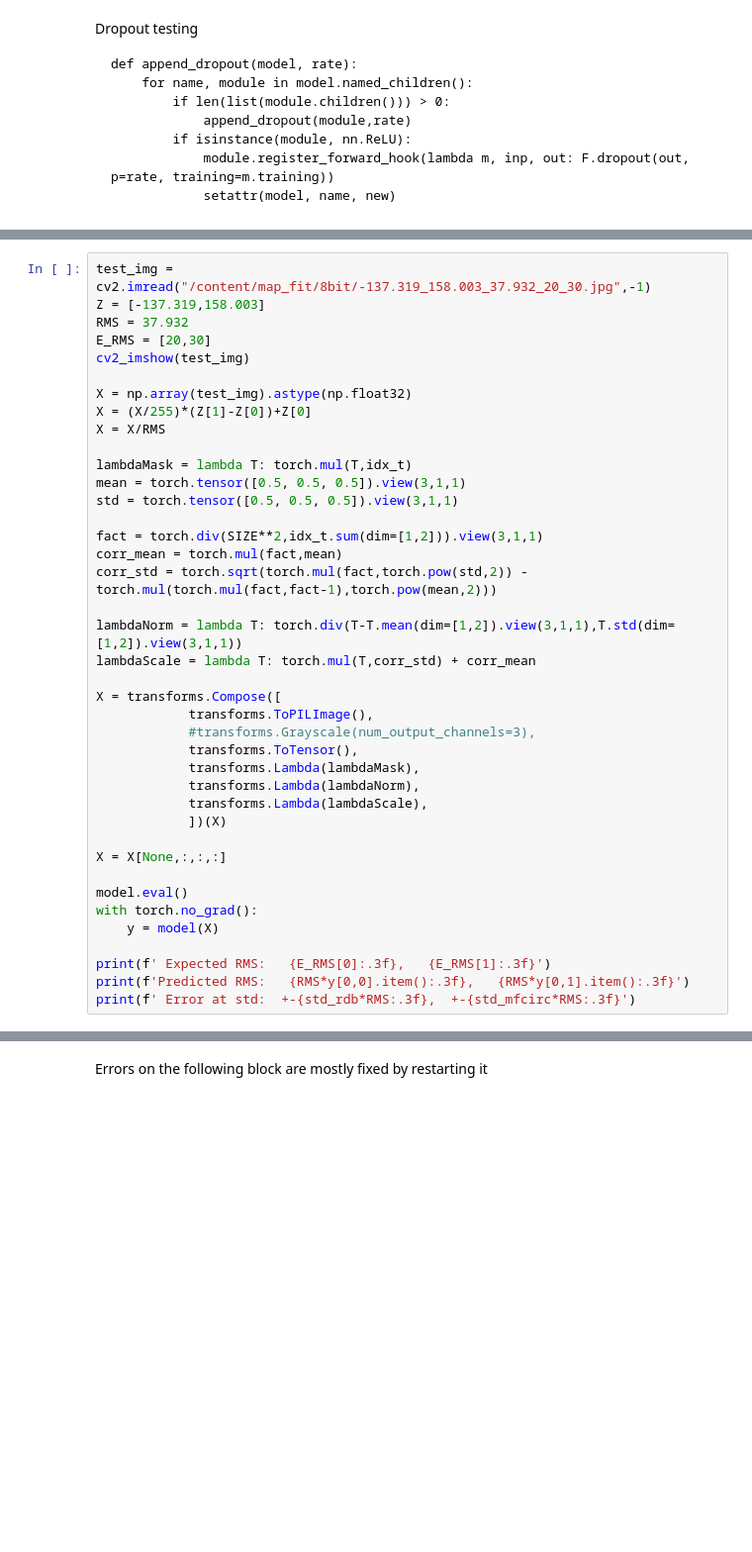
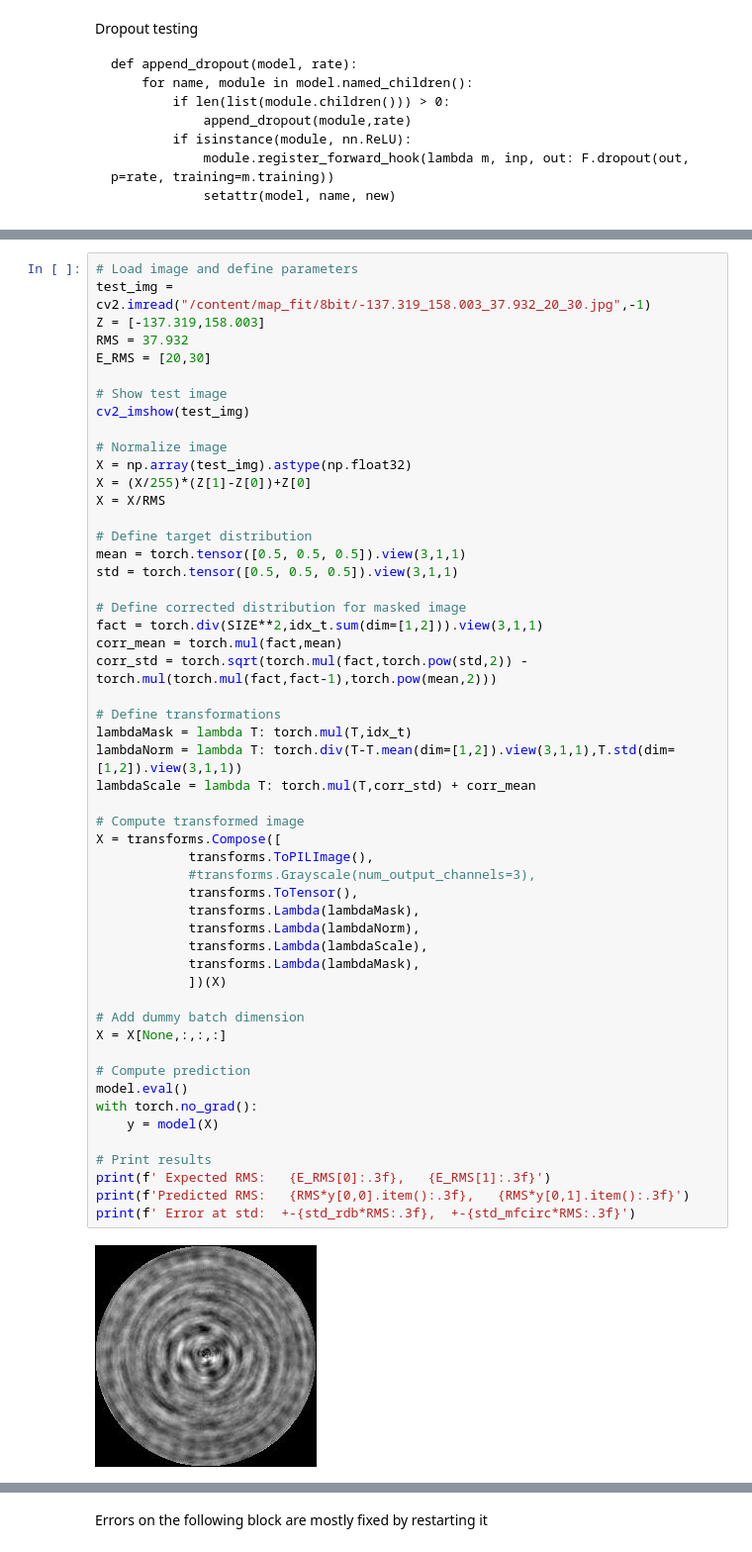
Before and after one commit to cbun1123/map_fit, a Jupyter notebook: Stage.ipynb, the cells around one changed output, grey strips where cells are left out. Shown at 99% size. Drawn from its saved outputs; the diff is of its cells as text; blank space fills up the shorter version.

```diff
--- a/Stage.ipynb
+++ b/Stage.ipynb
@@ -373,40 +460,54 @@ print(f'Standard deviation of MFcirc errors : {std_mfcirc:.3f}')
 # %%
+# Load image and define parameters
 test_img = cv2.imread("/content/map_fit/8bit/-137.319_158.003_37.932_20_30.jpg",-1)
 Z = [-137.319,158.003]
 RMS = 37.932
 E_RMS = [20,30]
+
+# Show test image
 cv2_imshow(test_img)
 
+# Normalize image
 X = np.array(test_img).astype(np.float32)
 X = (X/255)*(Z[1]-Z[0])+Z[0]
 X = X/RMS
 
-lambdaMask = lambda T: torch.mul(T,idx_t)
+# Define target distribution
 mean = torch.tensor([0.5, 0.5, 0.5]).view(3,1,1)
 std = torch.tensor([0.5, 0.5, 0.5]).view(3,1,1)
 
+# Define corrected distribution for masked image
 fact = torch.div(SIZE**2,idx_t.sum(dim=[1,2])).view(3,1,1)
 corr_mean = torch.mul(fact,mean)
 corr_std = torch.sqrt(torch.mul(fact,torch.pow(std,2)) - torch.mul(torch.mul(fact,fact-1),torch.pow(mean,2)))
 
+# Define transformations
+lambdaMask = lambda T: torch.mul(T,idx_t)
 lambdaNorm = lambda T: torch.div(T-T.mean(dim=[1,2]).view(3,1,1),T.std(dim=[1,2]).view(3,1,1))
 lambdaScale = lambda T: torch.mul(T,corr_std) + corr_mean
 
+# Compute transformed image
 X = transforms.Compose([
             transforms.ToPILImage(),
             #transforms.Grayscale(num_output_channels=3),
             transforms.ToTensor(),
             transforms.Lambda(lambdaMask),
             transforms.Lambda(lambdaNorm),
             transforms.Lambda(lambdaScale),
+            transforms.Lambda(lambdaMask),
             ])(X)
 
+# Add dummy batch dimension
 X = X[None,:,:,:]
 
+# Compute prediction
 model.eval()
 with torch.no_grad():
     y = model(X)
 
+# Print results
 print(f' Expected RMS:   {E_RMS[0]:.3f},   {E_RMS[1]:.3f}')
 print(f'Predicted RMS:   {RMS*y[0,0].item():.3f},   {RMS*y[0,1].item():.3f}')
 print(f' Error at std:  +-{std_rdb*RMS:.3f},  +-{std_mfcirc*RMS:.3f}')
+# %% [output]
+[figure, added]
```
Also changed, not shown: parts of 9 cells of this notebook.
